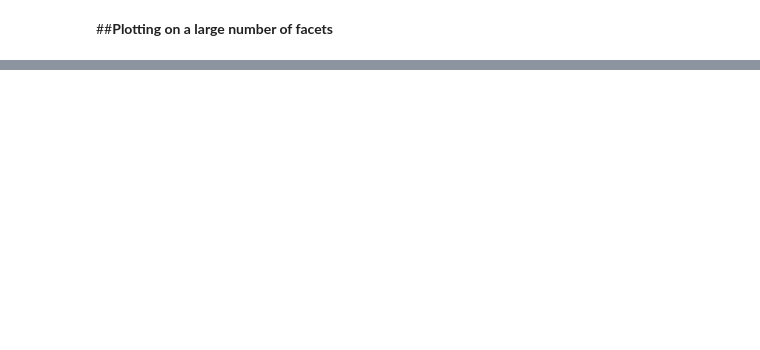
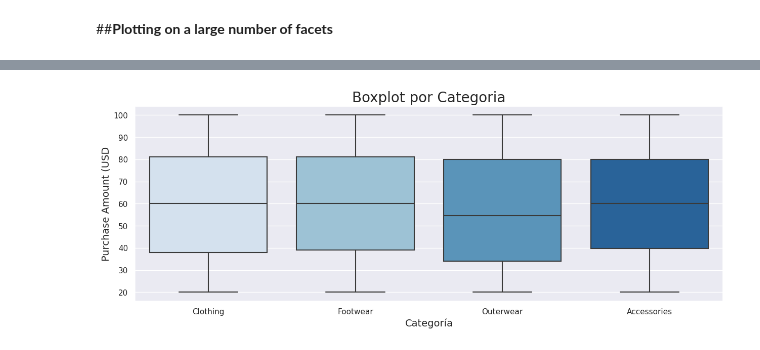
Before and after one commit to Ricardomanuel1/Maestr-a_Ciencia_de_Datos, a Jupyter notebook: II. Introduccion_Ciencia_Datos/T4_EDA.ipynb, the cells around one changed output, grey strips where cells are left out. Saved outputs shown, nothing was run; the diff lists cells and outputs as text; code cells hidden in the pictures; blank space fills up the shorter version.

```diff
--- a/II. Introduccion_Ciencia_Datos/T4_EDA.ipynb
+++ b/II. Introduccion_Ciencia_Datos/T4_EDA.ipynb
@@ -162,0 +362,9 @@ grid.fig.tight_layout(w_pad=1)
+# %%
+plt.figure(figsize=(15,5))
+boxplot_price_make=sns.boxplot( y=df2["Purchase Amount (USD)"], x=df2["Category"], palette="Blues" );
+boxplot_price_make.axes.set_title("Boxplot por Categoria",fontsize=20)
+boxplot_price_make.set_xlabel("Categoría",fontsize=14)
+boxplot_price_make.set_ylabel("Purchase Amount (USD",fontsize=14)
+plt.show()
+# %% [output]
+[figure, added]
```
Also changed, not shown: parts of 31 cells of this notebook.
